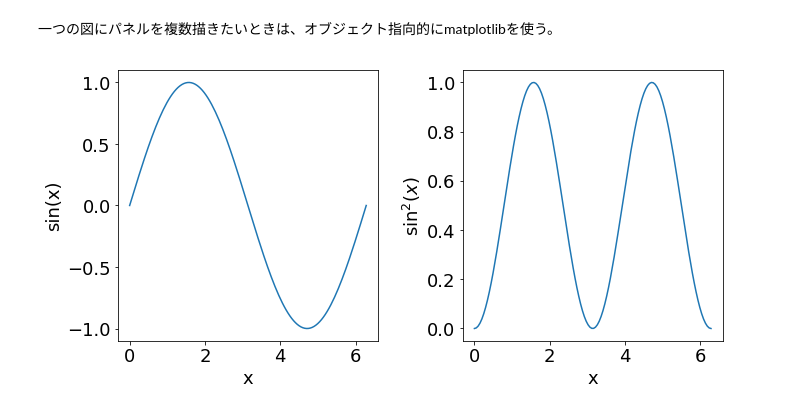
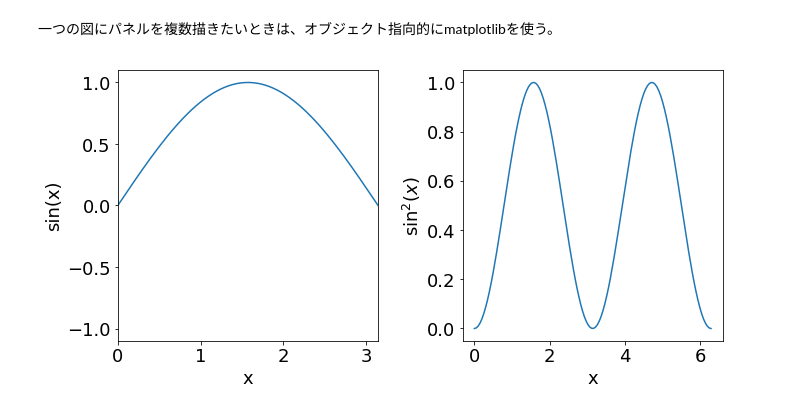
Before and after one commit to hottahd/Python-plot, a Jupyter notebook: 1dplot.ipynb, the cells around one changed output. Cells and saved outputs as stored; diff of their text form; code cells hidden in the pictures.

```diff
--- a/1dplot.ipynb
+++ b/1dplot.ipynb
@@ -36,30 +42,38 @@ Text(0,0.5,'y')
 # %% [markdown]
 一つの図にパネルを複数描きたいときは、オブジェクト指向的にmatplotlibを使う。
 # %%
+x = np.linspace(0,2*np.pi,128)
+y = np.sin(x)
+
 #字を大きく
 plt.rcParams["font.size"] = 18
 
 # figureを生成
 # numはfigure番号、新しいウィンドウを開くときは違う番号にする
 # figsizeは画面の大きさ
 fig = plt.figure(num=100,figsize=(10, 5))
 
 #add_subplotでパネル(axes)を生成
 #引数はnmlとなっていて
 #n: 行数, m: 列数, l: 今回生成するパネル番号
 ax1 = fig.add_subplot(121)
 ax2 = fig.add_subplot(122)
 ax1.plot(x,y)
 ax2.plot(x,y**2)
 
 #軸の名前を設定
-#axesを設定したときは、設定の仕方が少し違う
+#axesを設定したときは、軸の名前の設定の仕方が少し違う
+#set_　が必要になる。
 ax1.set_xlabel("x")
 ax1.set_ylabel("sin(x)")
 ax2.set_xlabel("x")
+# $$でくくることでlatexが使える
 ax2.set_ylabel("$\sin^2(x)$")
+
+#範囲の設定の仕方も変わる。set_ が必要になる。
+ax1.set_xlim(0,np.pi)
 
 #文字が重ならないようにするため
 plt.tight_layout()
 # %% [output]
-[figure, old version]
+[figure, new version]
```
Also changed, not shown: parts of 10 cells of this notebook.
